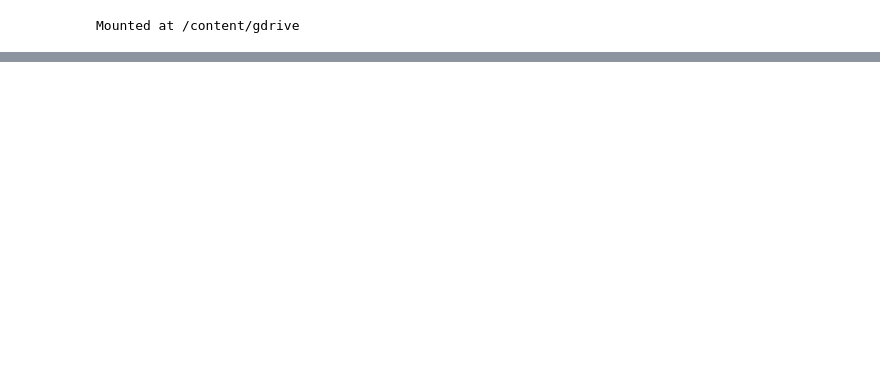
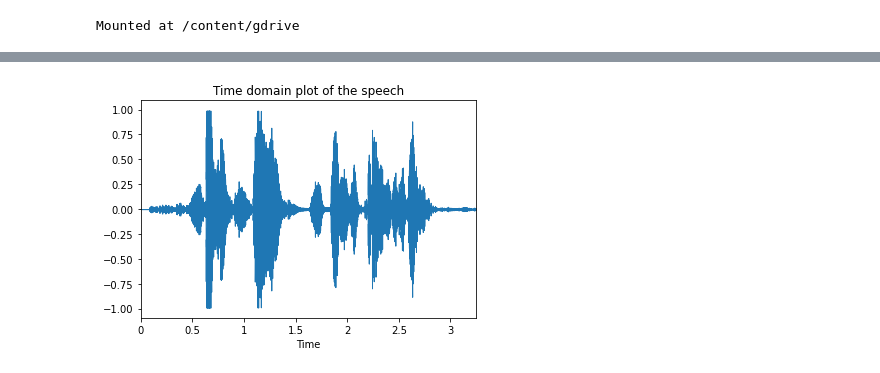
Before and after one commit to swakath/Speech_Lab, a Jupyter notebook: Week-2/Lab2.ipynb, the cells around one changed output, grey strips where cells are left out. Cells and saved outputs as stored; diff of their text form; code cells hidden in the pictures; blank space fills up the shorter version.

```diff
--- a/Week-2/Lab2.ipynb
+++ b/Week-2/Lab2.ipynb
@@ -305,0 +335,80 @@ plt.show()
+# %%
+# Imports
+from scipy.io import wavfile
+import scipy.signal as sps
+
+# Sampling frequency in Hz
+fs = 80000
+
+# .wav file path
+path = "/content/gdrive/MyDrive/Sem6/Speech Lab/Week2/week2audio.wav"
+
+import librosa
+import librosa.display
+
+# Loading the .wav file
+speech, fs = librosa.load(path,sr = fs)
+
+# Computing magnitude spectrum of the speech
+totalSamples = speech.shape[0]
+wave_fft_d = fft(speech)/totalSamples # Computing fft of the wave
+freqs = fftfreq(totalSamples, 1 / fs) # Frequency vector for the plot
+
+# Different categories of sound in the speech
+# The time stamp for each sound component was extracted from wavesurfer and they
+# are as follows:
+# /sh/ - 0.896 s to 1.077 s
+# /aa/ - 1.106 s to 1.301 s
+# /th/ - 1.351 s to 1.536 s
+# /ee/ - 1.906 s to 2.018 s
+# /ing/ - 2.591 s to 2.842 s
+
+sh = speech[int (0.896*fs):int (1.077*fs)]
+aa = speech[int (1.106*fs):int (1.301*fs)]
+th = speech[int (1.351*fs):int (1.536*fs)]
+ee = speech[int (1.906*fs):int (2.018*fs)]
+ing = speech[int (2.591*fs):int (2.842*fs)]
+sound = [sh,aa,th,ee,ing]
+soundName = ['/sh/','/aa/','/th/','/ee/','/ing/']
+
+# Plotting the time domain plot of the speech
+librosa.display.waveplot(speech, sr=fs);
+plt.title("Time domain plot of the speech")
+plt.show()
+
+# Plotting magnitude spectrum of the speech
+plt.figure()
+plt.title("Magnitude spectrum of the speech")
+plt.plot(freqs, np.abs(wave_fft_d))
+plt.xlabel("Frequency (in Hz)")
+plt.ylabel("Amplitude")
+plt.xlim(0,8000)
+plt.show()
+
+# Plotting magnitude spectrum of individual sound components
+j = 0;
+for curSound in sound:
+  Length = curSound.shape[0]
+  fft_d = fft(curSound)/Length # Computing fft of the wave
+  freqs = fftfreq(Length, 1 / fs) # Frequency vector for the plot
+  plt.subplot(2,3,j+1)
+  plt.title(soundName[j])
+  plt.plot(freqs,np.abs(fft_d))
+  plt.xlim(0,8000)
+  j = j+1
+plt.subplots_adjust(wspace=0.5,hspace=0.5)
+plt.suptitle("Magnitude spectrum of individual sound components")
+plt.show()
+
+# Plotting spectrogram of the speech signal
+hop_length = 512
+n_fft = 2048
+D = np.abs(librosa.stft(speech, n_fft= n_fft,  hop_length=hop_length))
+DB = librosa.amplitude_to_db(D, ref=np.max)
+plt.figure()
+librosa.display.specshow(DB, sr=fs, hop_length=hop_length, x_axis='time', y_axis='log');
+plt.colorbar(format='%+2.0f dB');
+plt.title("Spectorgram")
+plt.show()
+# %% [output]
+[figure, added]
```
Also changed, not shown: parts of 16 cells of this notebook, 1 other file.
